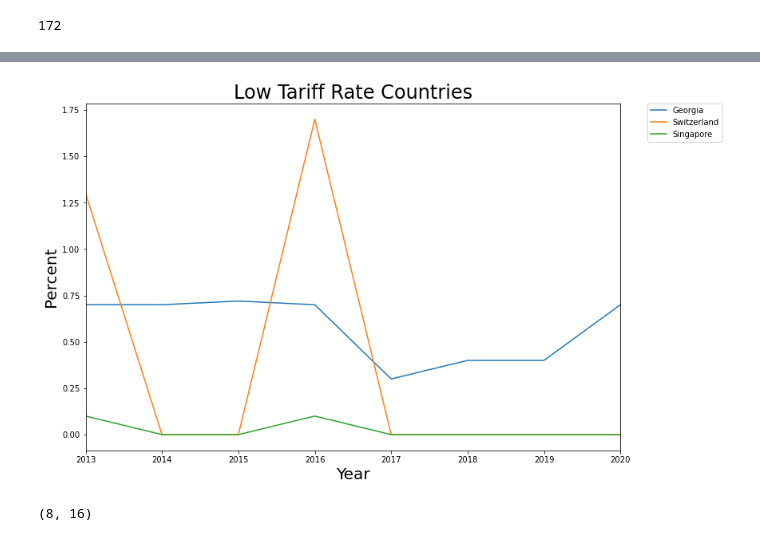
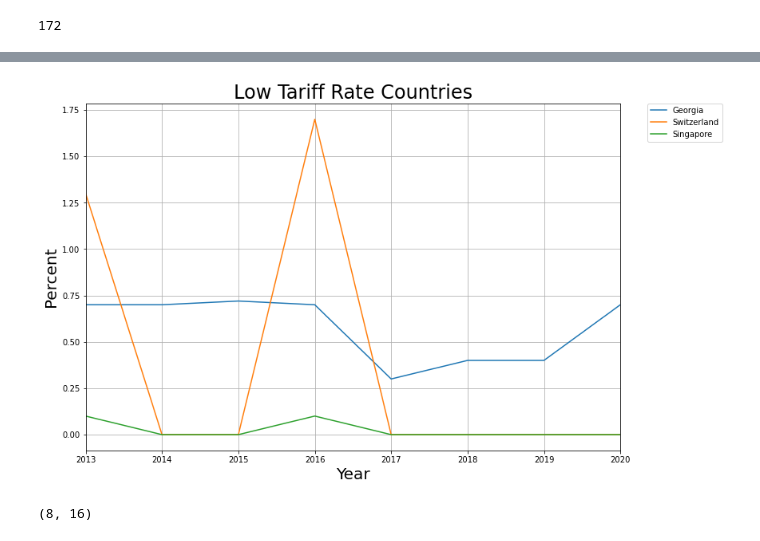
Before and after one commit to samuelswank/Tariffs, a Jupyter notebook: tariffs.ipynb, the cells around one changed output, grey strips where cells are left out. Drawn from its saved outputs; the diff is of its cells as text; code cells hidden in the pictures.

```diff
--- a/tariffs.ipynb
+++ b/tariffs.ipynb
@@ -2,7 +2,7 @@
 import os
 import pandas as pd
 
-dfs = [pd.read_excel(f"data/{f}") for f in os.listdir("data") if f]
+dfs = [pd.read_excel(f"data/{f}") for f in os.listdir("data") if f[-3:] == "xls"]
 len(dfs)
 # %% [output]
 8
@@ -944,20 +971,22 @@ georgia
 # %%
 import matplotlib.pyplot as plt
 
 georgia["Tariff Rate (%)"].plot(figsize=(12, 8), label="Georgia")
 switzerland["Tariff Rate (%)"].plot(label="Switzerland")
 singapore["Tariff Rate (%)"].plot(label="Singapore")
+
+plt.grid()
 
 plt.ylabel("Percent").set_fontsize(20)
 plt.xlabel("Year").set_fontsize(20)
 
 plt.legend(bbox_to_anchor=(1.05, 1), loc='upper left', borderaxespad=0.)
 
 plt.title("Low Tariff Rate Countries").set_fontsize(24)
 
 plt.show()
 # %% [output]
-[figure, old version]
+[figure, new version]
 # %%
 usa = by_country["United States"].set_index("Year")
 
```
Also changed, not shown: parts of 38 cells of this notebook.
